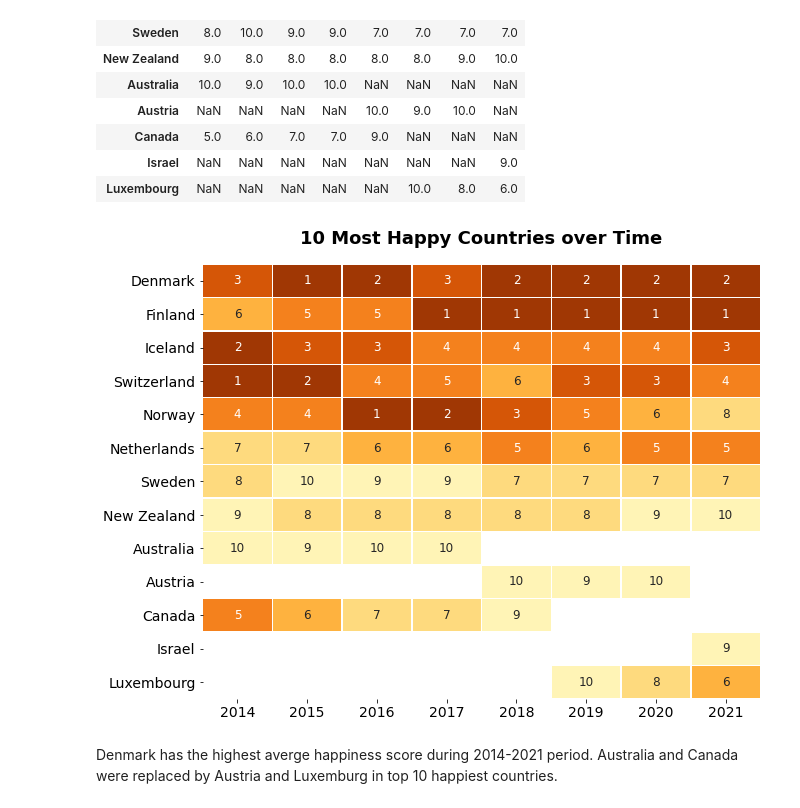
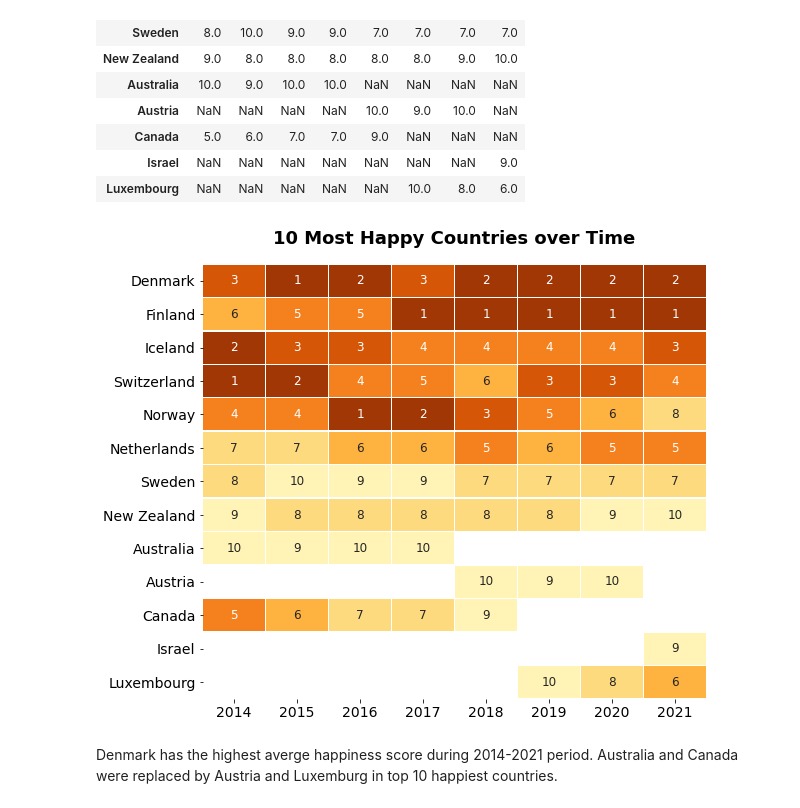
Before and after one commit to angkohtenko/World_Happiness_Report, a Jupyter notebook: Clean_data.ipynb, the cells around one changed output. Drawn from its saved outputs; the diff is of its cells as text; code cells hidden in the pictures.

```diff
--- a/Clean_data.ipynb
+++ b/Clean_data.ipynb
@@ -1191,16 +1200,20 @@ rank_10
 # %%
 fig, ax = plt.subplots(figsize=(10, 8))
 sns.heatmap(rank_10, annot=True, annot_kws={"fontsize":12}, cbar=False, cmap=sns.color_palette("YlOrBr_r"), linewidth=.5)
 
 ax.set_title('10 Most Happy Countries over Time', fontsize=18, fontweight='bold', pad=20)
 
 ax.tick_params(axis='y', labelsize=14)
 ax.tick_params(axis='x', labelsize=14)
 ax.set(ylabel="")
 
+#adjust margins and aspect to fit plot
+plt.subplots_adjust(left=0.2)
+plt.savefig('Images/10_most_happy_country.png', facecolor='white')
+
 plt.show()
 # %% [output]
-[figure, old version]
+[figure, new version]
 # %% [markdown]
 Denmark has the highest averge happiness score during 2014-2021 period.
 Australia and Canada were replaced by Austria and Luxemburg in top 10 happiest countries.
```
Also changed, not shown: parts of 7 cells of this notebook, 8 other files.
